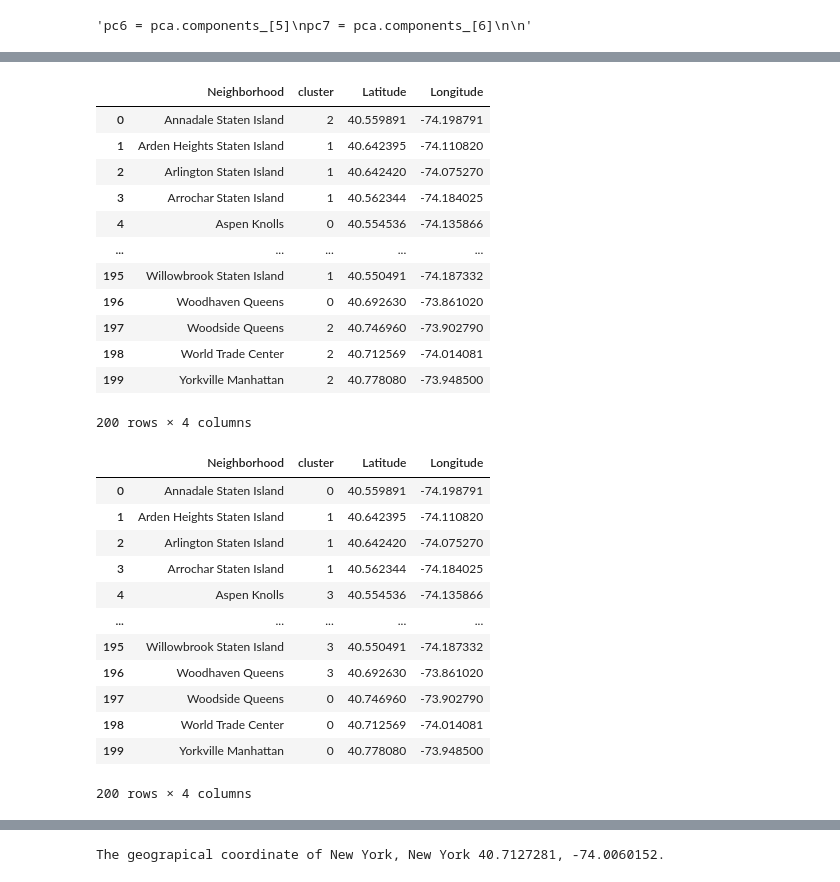
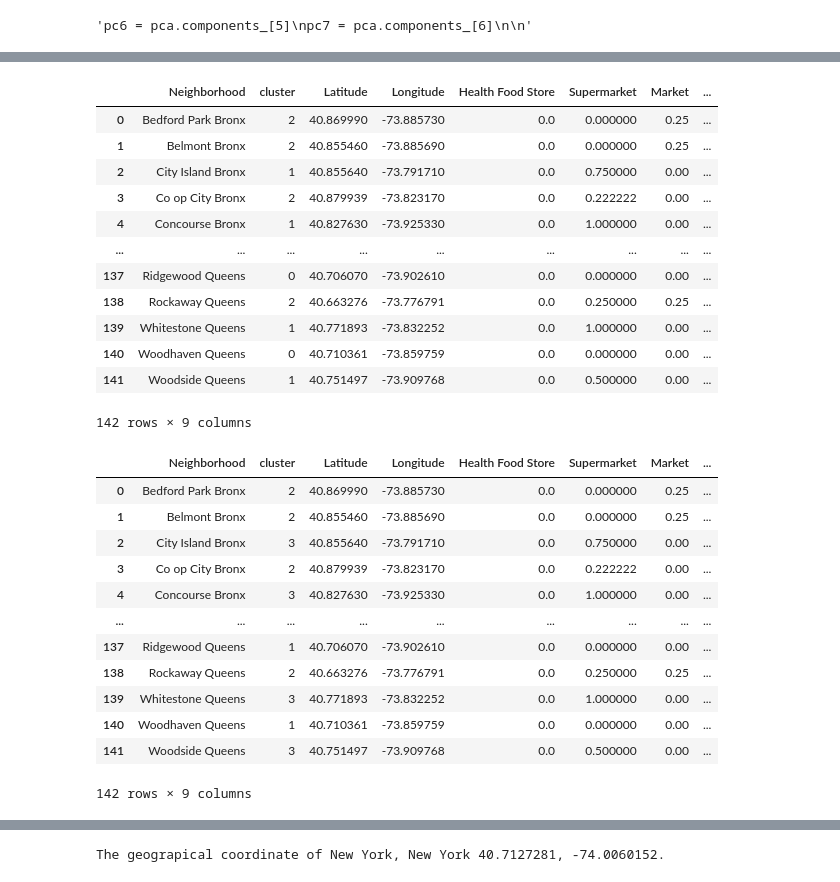
Before and after one commit to ptorres001/nyc_food_deserts, a Jupyter notebook: Cluster_Final.ipynb, the cells around one changed output, grey strips where cells are left out. Saved outputs shown, nothing was run; the diff lists cells and outputs as text; code cells hidden in the pictures.

Commit message:
updated clusters

```diff
--- a/Cluster_Final.ipynb
+++ b/Cluster_Final.ipynb
@@ -654,7 +581,7 @@ Fast Food Restaurant     uint8
 Grocery Store            uint8
 dtype: object
 # %%
-new_series = (ny_hot[['Supermarket','Market',
+new_series = (ny_hot[['Supermarket','Market','Health Food Store',
                       'Fast Food Restaurant','Grocery Store']] >= 1).any(axis=1)
 new_series.head()
 # %% [output]
@@ -696,0 +624,9 @@ ny_grouped
+# %%
+ny['Neighborhood'] = ny['Neighborhood'].map(lambda x: re.sub(r'\W+', ' ', x))
+
+ny_grouped.rename(columns={"Neighborhoods": "Neighborhood"}, inplace = True)
+final = ny.join(ny_grouped.set_index("Neighborhood"),
+                         on="Neighborhood", how = 'left')
+final.fillna(0, inplace = True)
+
+final
@@ -718,9 +654,8 @@ dtype: int64
 
 Since we are doing a report on the food deserts, I chose venues that sell food. Including both supermarkets that sell all types and fast food that sell only quickly prepared food.
 # %%
-y = ny_grouped[['Neighborhoods','Supermarket','Market', 'Fast Food Restaurant', 'Grocery Store']]
-y.rename(columns={"Neighborhoods": "Neighborhood"}, inplace = True)
+y = final[['Neighborhood','Supermarket','Market', 'Fast Food Restaurant', 'Grocery Store']]
 
-X = ny_grouped[['Supermarket','Market', 'Fast Food Restaurant','Grocery Store']]
+X = final[['Supermarket','Market', 'Fast Food Restaurant','Grocery Store']]
 print(len(X))
 # %% [output]
@@ -928,7 +868,7 @@ model = KMeans(n_clusters=3).fit(PCA_components)
 
 # create a new dataframe showing the clusters and scaled data
 cluster_pca3 = pd.DataFrame()
-cluster_pca3['Neighborhood']=ny_grouped.Neighborhoods.values
+cluster_pca3['Neighborhood']=final.Neighborhood.values
 cluster_pca3['cluster']=model.labels_
 #cluster_df1 = helper.create_cluster_df(model1,df_scaled)
 
@@ -1055,35 +1011,35 @@ ny
 # %%
-cluster_pca3 = cluster_pca3.join(ny.set_index("Neighborhood"), on="Neighborhood")
+cluster_pca3 = cluster_pca3.join(final.set_index("Neighborhood"), on="Neighborhood")
 cluster_pca3
 # %% [output]
-|  | Neighborhood | cluster | Latitude | Longitude |
-| 0 | Annadale Staten Island | 2 | 40.559891 | -74.198791 |
-| 1 | Arden Heights Staten Island | 1 | 40.642395 | -74.110820 |
-| 2 | Arlington Staten Island | 1 | 40.642420 | -74.075270 |
-| 3 | Arrochar Staten Island | 1 | 40.562344 | -74.184025 |
-| 4 | Aspen Knolls | 0 | 40.554536 | -74.135866 |
-| ... | ... | ... | ... | ... |
-| 195 | Willowbrook Staten Island | 1 | 40.550491 | -74.187332 |
-| 196 | Woodhaven Queens | 0 | 40.692630 | -73.861020 |
-| 197 | Woodside Queens | 2 | 40.746960 | -73.902790 |
-| 198 | World Trade Center | 2 | 40.712569 | -74.014081 |
-| 199 | Yorkville Manhattan | 2 | 40.778080 | -73.948500 |
+|  | Neighborhood | cluster | Latitude | Longitude | Health Food Store | Supermarket | Market | ... |
+| 0 | Bedford Park Bronx | 2 | 40.869990 | -73.885730 | 0.0 | 0.000000 | 0.25 | ... |
+| 1 | Belmont Bronx | 2 | 40.855460 | -73.885690 | 0.0 | 0.000000 | 0.25 | ... |
+| 2 | City Island Bronx | 1 | 40.855640 | -73.791710 | 0.0 | 0.750000 | 0.00 | ... |
+| 3 | Co op City Bronx | 2 | 40.879939 | -73.823170 | 0.0 | 0.222222 | 0.00 | ... |
+| 4 | Concourse Bronx | 1 | 40.827630 | -73.925330 | 0.0 | 1.000000 | 0.00 | ... |
+| ... | ... | ... | ... | ... | ... | ... | ... | ... |
+| 137 | Ridgewood Queens | 0 | 40.706070 | -73.902610 | 0.0 | 0.000000 | 0.00 | ... |
+| 138 | Rockaway Queens | 2 | 40.663276 | -73.776791 | 0.0 | 0.250000 | 0.25 | ... |
+| 139 | Whitestone Queens | 1 | 40.771893 | -73.832252 | 0.0 | 1.000000 | 0.00 | ... |
+| 140 | Woodhaven Queens | 0 | 40.710361 | -73.859759 | 0.0 | 0.000000 | 0.00 | ... |
+| 141 | Woodside Queens | 1 | 40.751497 | -73.909768 | 0.0 | 0.500000 | 0.00 | ... |
-200 rows × 4 columns
+142 rows × 9 columns
 # %%
-cluster_pca4 = cluster_pca4.join(ny.set_index("Neighborhood"), on="Neighborhood")
+cluster_pca4 = cluster_pca4.join(final.set_index("Neighborhood"), on="Neighborhood")
 cluster_pca4
 # %% [output]
-|  | Neighborhood | cluster | Latitude | Longitude |
-| 0 | Annadale Staten Island | 0 | 40.559891 | -74.198791 |
-| 1 | Arden Heights Staten Island | 1 | 40.642395 | -74.110820 |
-| 2 | Arlington Staten Island | 1 | 40.642420 | -74.075270 |
-| 3 | Arrochar Staten Island | 1 | 40.562344 | -74.184025 |
-| 4 | Aspen Knolls | 3 | 40.554536 | -74.135866 |
-| ... | ... | ... | ... | ... |
-| 195 | Willowbrook Staten Island | 3 | 40.550491 | -74.187332 |
-| 196 | Woodhaven Queens | 3 | 40.692630 | -73.861020 |
-| 197 | Woodside Queens | 0 | 40.746960 | -73.902790 |
-| 198 | World Trade Center | 0 | 40.712569 | -74.014081 |
-| 199 | Yorkville Manhattan | 0 | 40.778080 | -73.948500 |
+|  | Neighborhood | cluster | Latitude | Longitude | Health Food Store | Supermarket | Market | ... |
+| 0 | Bedford Park Bronx | 2 | 40.869990 | -73.885730 | 0.0 | 0.000000 | 0.25 | ... |
+| 1 | Belmont Bronx | 2 | 40.855460 | -73.885690 | 0.0 | 0.000000 | 0.25 | ... |
+| 2 | City Island Bronx | 3 | 40.855640 | -73.791710 | 0.0 | 0.750000 | 0.00 | ... |
+| 3 | Co op City Bronx | 2 | 40.879939 | -73.823170 | 0.0 | 0.222222 | 0.00 | ... |
+| 4 | Concourse Bronx | 3 | 40.827630 | -73.925330 | 0.0 | 1.000000 | 0.00 | ... |
+| ... | ... | ... | ... | ... | ... | ... | ... | ... |
+| 137 | Ridgewood Queens | 1 | 40.706070 | -73.902610 | 0.0 | 0.000000 | 0.00 | ... |
+| 138 | Rockaway Queens | 2 | 40.663276 | -73.776791 | 0.0 | 0.250000 | 0.25 | ... |
+| 139 | Whitestone Queens | 3 | 40.771893 | -73.832252 | 0.0 | 1.000000 | 0.00 | ... |
+| 140 | Woodhaven Queens | 1 | 40.710361 | -73.859759 | 0.0 | 0.000000 | 0.00 | ... |
+| 141 | Woodside Queens | 3 | 40.751497 | -73.909768 | 0.0 | 0.500000 | 0.00 | ... |
-200 rows × 4 columns
+142 rows × 9 columns
 # %%
```
Also changed, not shown: parts of 71 cells of this notebook.
